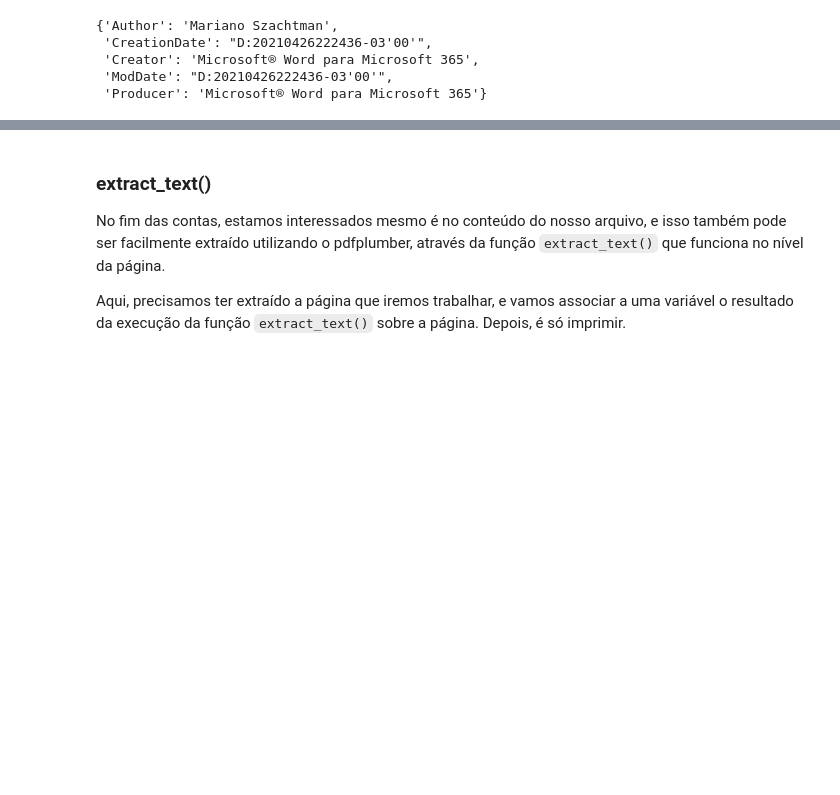
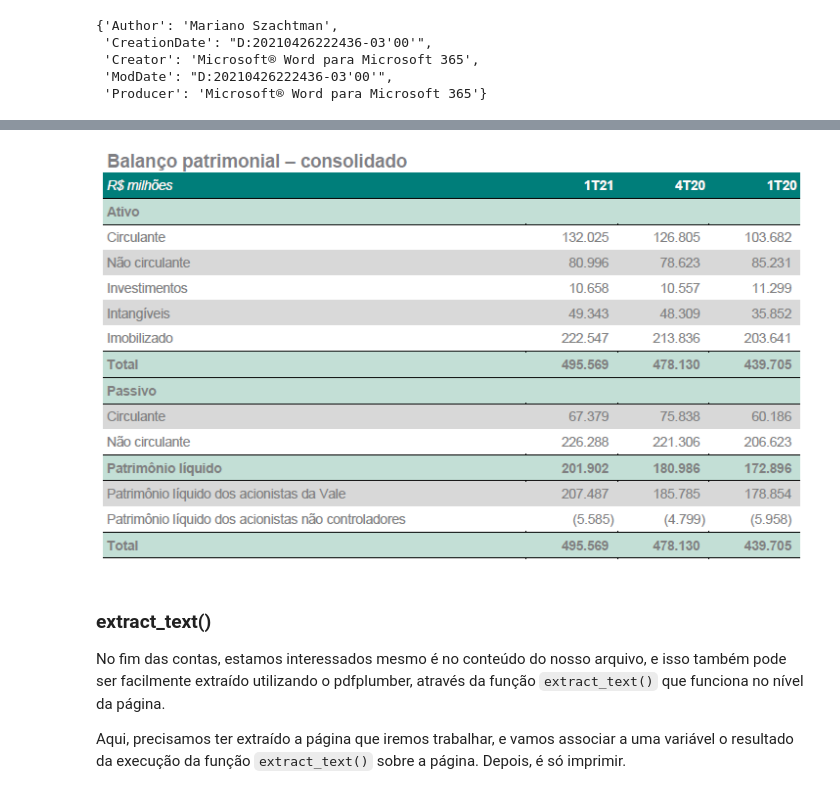
Before and after one commit to welricsson/portfolio, a Jupyter notebook: Manipulando_Arquivos_PDF.ipynb, the cells around one changed output, grey strips where cells are left out. Cells and saved outputs as stored; diff of their text form; code cells hidden in the pictures; blank space fills up the shorter version.

```diff
--- a/Manipulando_Arquivos_PDF.ipynb
+++ b/Manipulando_Arquivos_PDF.ipynb
@@ -99,3 +102,8 @@ Vamos extrair os dados da tabela contida na página 16:
+# %%
+from IPython.display import Image
+Image('/content/gdrive/MyDrive/datasets/images/balanco_patrimonial_vale.PNG')
+# %% [output]
+[figure, added]
 # %% [markdown]
 ### extract_text()
 
```
Also changed, not shown: parts of 1 cell of this notebook.
